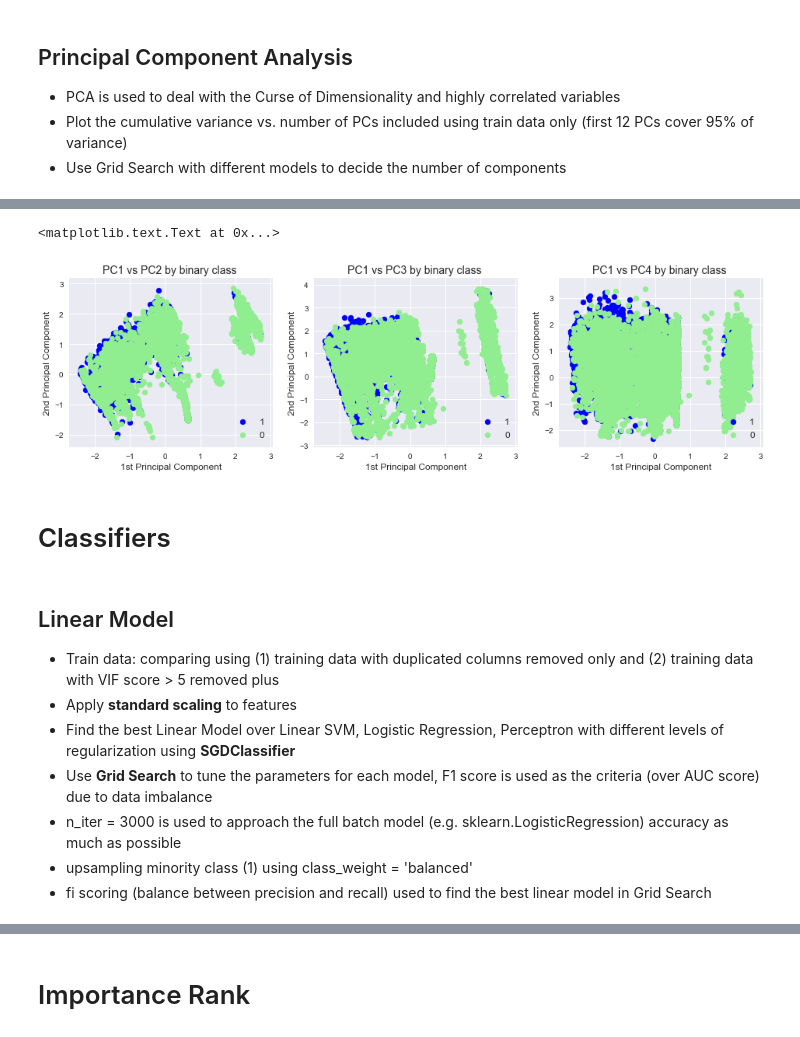
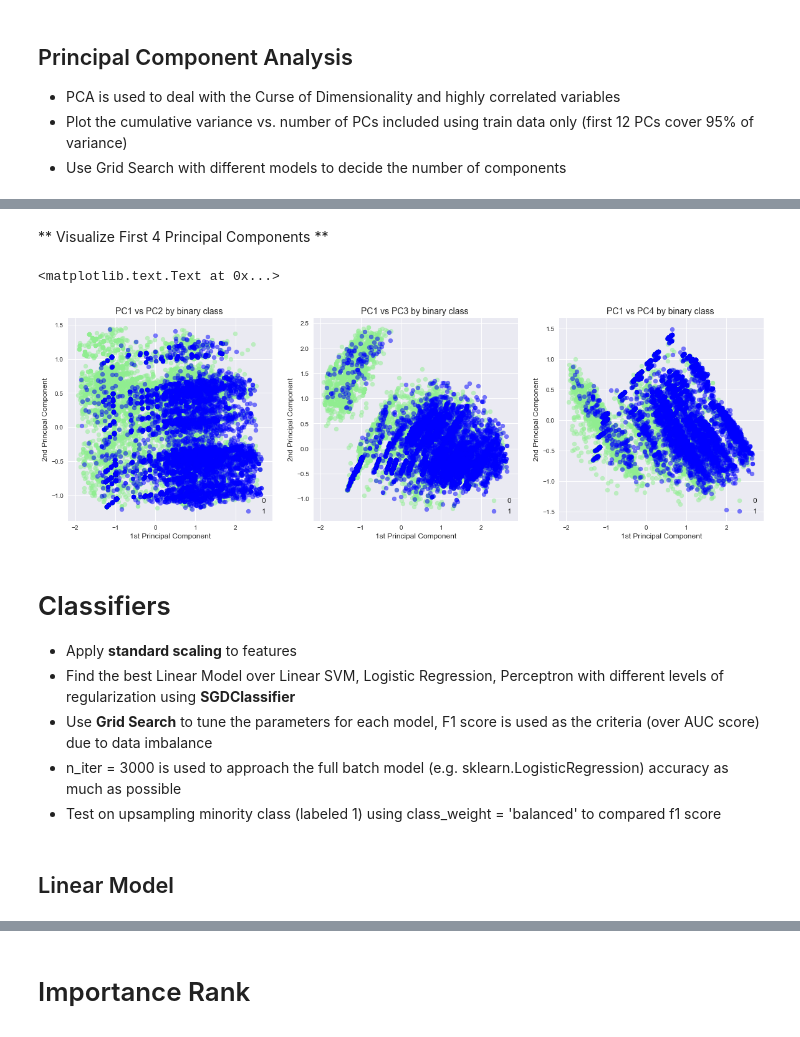
Before and after one commit to tinniewhale/sql_coding_practice, a Jupyter notebook: Classification Analysis.ipynb, the cells around one changed output, grey strips where cells are left out. Drawn from its saved outputs; the diff is of its cells as text; code cells hidden in the pictures.

```diff
--- a/Classification Analysis.ipynb
+++ b/Classification Analysis.ipynb
@@ -22,7 +22,7 @@ pd.options.display.max_columns = 999
 # Sanity Check
 # %%
 # load data, check sample size
-train = pd.read_csv('data_train.csv', header=None)
-test = pd.read_csv('data_test.csv', header=None)
-print('train data size: ', train.shape, '\ntest data size:', test.shape)
+train = pd.read_csv('interview_data_train.csv', header=None)
+test = pd.read_csv('interview_data_test.csv', header=None)
+print('train data size: ', train.shape, 'test data size:', test.shape)
 # %% [output]
@@ -264,18 +257,18 @@ Index([u'col_23', u'col_38', u'col_24', u'col_19', u'col_52', u'col_95',
 # Plot Cumulative Explained Variance Ratio to check the contribution of each PC to the total variance
 # from the plot, we can see that
 # first 8 PCs can explain 90% of the variance,
-# first 12 PCs can explain 95% of the variance
-# first 22 PCs can explain 99% of the variance
+# first 11 PCs can explain 95% of the variance
+# first 15 PCs can explain 99% of the variance
 from sklearn.decomposition import PCA
 from matplotlib.ticker import MaxNLocator
 pca_full = PCA()
-X_train_full = pca_full.fit_transform(X_train_rm)
+X_train_full = pca_full.fit_transform(X_train[cols_rm_vif])
 cumsum = np.cumsum(pca_full.explained_variance_ratio_)
 ax = plt.figure().gca()
 ax.xaxis.set_major_locator(MaxNLocator(integer=True))
-plt.plot(cumsum[:20])
+plt.plot(cumsum)
 plt.xlabel('Number of Components')
 plt.ylabel('Cumulative Explained Variance Ratio')
-plt.title("Cumulative Explained Variance Ratio for the First 20 PCs", fontsize=13)
+plt.title("Cumulative Explained Variance Ratio", fontsize=13)
 plt.show()
 # %% [output]
@@ -297,37 +291,37 @@ plt.show()
+# %% [markdown]
+** Visualize First 4 Principal Components **
 # %%
-plt.figure(figsize=(16,4))
+plt.figure(figsize=(20,6))
 plt.subplot(131)
-plt.scatter(X_train_scaled[:, 0][np.array(y_train)==1], X_train_scaled[:, 1][np.array(y_train)==1], color="blue", label="1")
-plt.scatter(X_train_scaled[:, 0][np.array(y_train)==0], X_train_scaled[:, 1][np.array(y_train)==0], color="lightgreen", label="0")
+plt.scatter(X_train_full[:, 0][np.array(y_train)==0], X_train_full[:, 1][np.array(y_train)==0], color="lightgreen",  alpha=0.5, label="0")
+plt.scatter(X_train_full[:, 0][np.array(y_train)==1], X_train_full[:, 1][np.array(y_train)==1], color="blue", alpha=0.5, label="1")
 plt.xlabel("1st Principal Component", fontsize=12)
 plt.ylabel("2nd Principal Component", fontsize=12)
 plt.legend(loc="lower right", fontsize=12)
 plt.title("PC1 vs PC2 by binary class ", fontsize=14)
 plt.subplot(132)
-plt.scatter(X_train_scaled[:, 0][np.array(y_train)==1], X_train_scaled[:, 2][np.array(y_train)==1], color="blue", label="1")
-plt.scatter(X_train_scaled[:, 0][np.array(y_train)==0], X_train_scaled[:, 2][np.array(y_train)==0], color="lightgreen", label="0")
+plt.scatter(X_train_full[:, 0][np.array(y_train)==0], X_train_full[:, 2][np.array(y_train)==0], color="lightgreen",  alpha=0.5, label="0")
+plt.scatter(X_train_full[:, 0][np.array(y_train)==1], X_train_full[:, 2][np.array(y_train)==1], color="blue", alpha=0.5, label="1")
 plt.xlabel("1st Principal Component", fontsize=12)
 plt.ylabel("2nd Principal Component", fontsize=12)
 plt.legend(loc="lower right", fontsize=12)
 plt.title("PC1 vs PC3 by binary class ", fontsize=14)
 plt.subplot(133)
-plt.scatter(X_train_scaled[:, 0][np.array(y_train)==1], X_train_scaled[:, 3][np.array(y_train)==1], color="blue", label="1")
-plt.scatter(X_train_scaled[:, 0][np.array(y_train)==0], X_train_scaled[:, 3][np.array(y_train)==0], color="lightgreen", label="0")
+plt.scatter(X_train_full[:, 0][np.array(y_train)==0], X_train_full[:, 3][np.array(y_train)==0], color="lightgreen",  alpha=0.5, label="0")
+plt.scatter(X_train_full[:, 0][np.array(y_train)==1], X_train_full[:, 3][np.array(y_train)==1], color="blue",  alpha=0.5, label="1")
 plt.xlabel("1st Principal Component", fontsize=12)
 plt.ylabel("2nd Principal Component", fontsize=12)
 plt.legend(loc="lower right", fontsize=12)
 plt.title("PC1 vs PC4 by binary class ", fontsize=14)
 # %% [output]
 <matplotlib.text.Text at 0x...>
-[figure, old version]
+[figure, new version]
-# %% [markdown]
-# Classifiers
 # %% [markdown]
-## Linear Model
-- Train data: comparing using (1) training data with duplicated columns removed only and (2) training data with VIF score > 5 removed plus
+# Classifiers
 - Apply **standard scaling** to features
 - Find the best Linear Model over Linear SVM, Logistic Regression, Perceptron with different levels of regularization using **SGDClassifier**
 - Use **Grid Search** to tune the parameters for each model, F1 score is used as the criteria (over AUC score) due to data imbalance
 - n_iter = 3000 is used to approach the full batch model (e.g. sklearn.LogisticRegression) accuracy as much as possible
-- upsampling minority class (1) using class_weight = 'balanced'
-- fi scoring (balance between precision and recall) used to find the best linear model in Grid Search
+- Test on upsampling minority class (labeled 1) using class_weight = 'balanced' to compared f1 score
+# %% [markdown]
+## Linear Model
```
Also changed, not shown: parts of 53 cells of this notebook.
